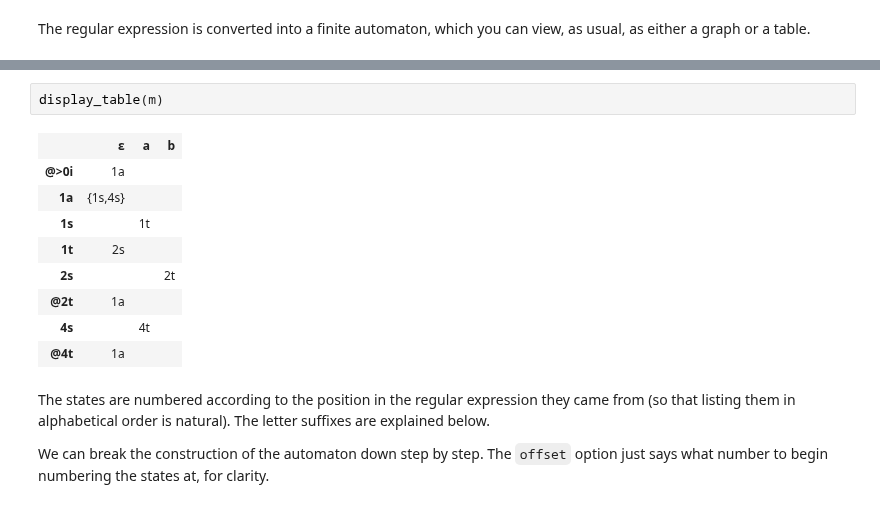
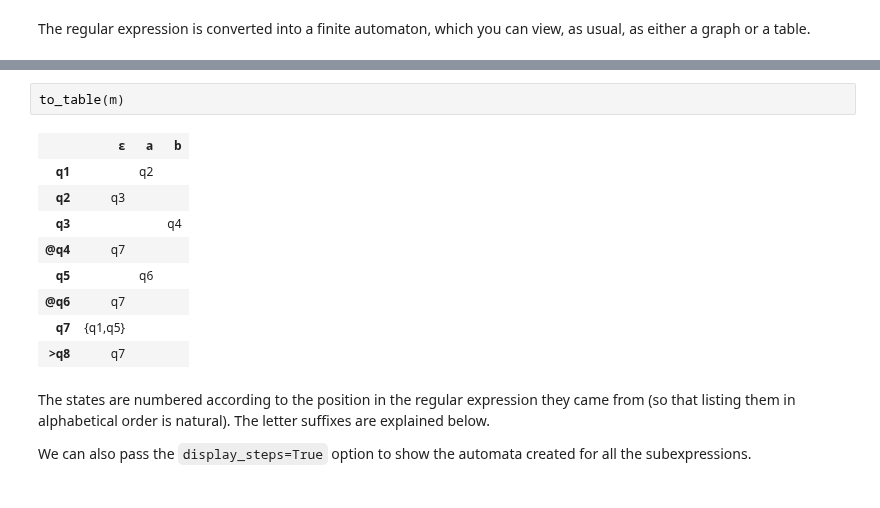
Before and after one commit to ND-CSE-30151/tock, a Jupyter notebook: doc/Regexps.ipynb, the cells around one changed output, grey strips where cells are left out. Cells and saved outputs as stored; diff of their text form.

```diff
--- a/doc/Regexps.ipynb
+++ b/doc/Regexps.ipynb
@@ -15,18 +15,18 @@ to_graph(m)
 # %% [output]
 [drawing not drawn]
 # %%
-display_table(m)
+to_table(m)
 # %% [output]
 |  | ε | a | b |
-| @>0i | 1a |  |  |
-| 1a | {1s,4s} |  |  |
-| 1s |  | 1t |  |
-| 1t | 2s |  |  |
-| 2s |  |  | 2t |
-| @2t | 1a |  |  |
-| 4s |  | 4t |  |
-| @4t | 1a |  |  |
+| q1 |  | q2 |  |
+| q2 | q3 |  |  |
+| q3 |  |  | q4 |
+| @q4 | q7 |  |  |
+| q5 |  | q6 |  |
+| @q6 | q7 |  |  |
+| q7 | {q1,q5} |  |  |
+| >q8 | q7 |  |  |
 # %% [markdown]
 The states are numbered according to the position in the regular expression they came from (so that listing them in alphabetical order is natural). The letter suffixes are explained below.
 
-We can break the construction of the automaton down step by step. The `offset` option just says what number to begin numbering the states at, for clarity.
+We can also pass the `display_steps=True` option to show the automata created for all the subexpressions.
```
Also changed, not shown: parts of 13 cells of this notebook, 2 other files.
